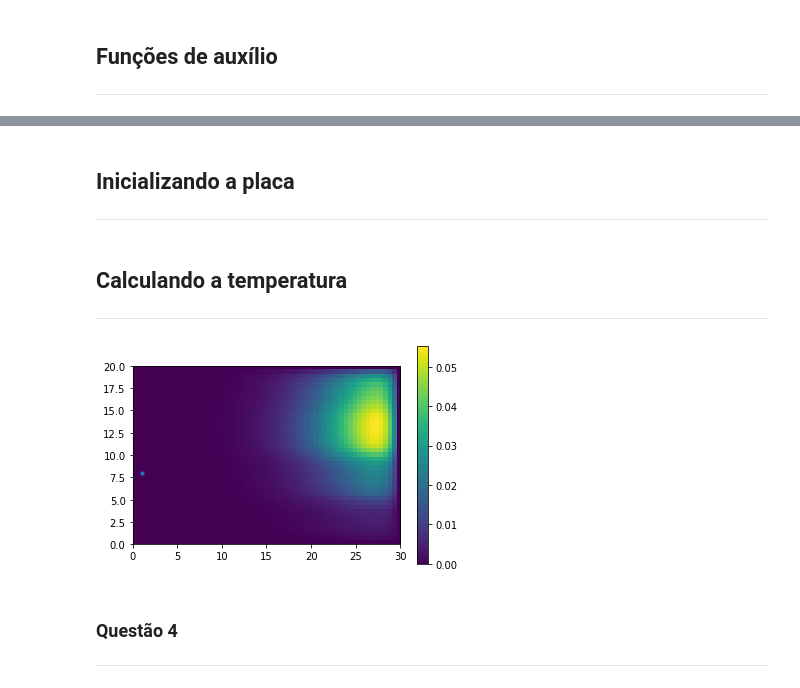
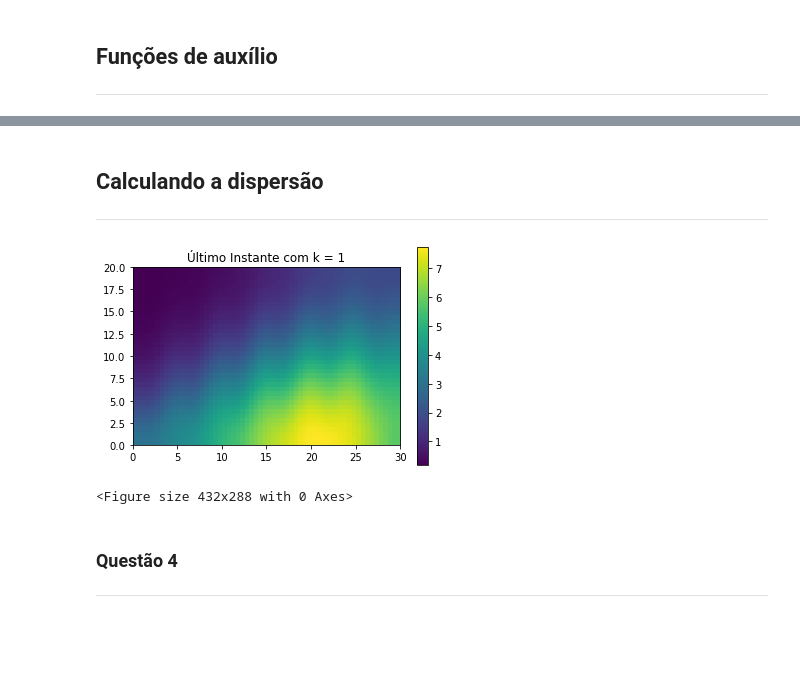
Before and after one commit to fernandocfbf/mecsol-APS2, a Jupyter notebook: APS2.ipynb, the cells around one changed output, grey strips where cells are left out. Cells and saved outputs as stored; diff of their text form; code cells hidden in the pictures; blank space fills up the shorter version.

Commit message:
Aps2 delta

```diff
--- a/APS2.ipynb
+++ b/APS2.ipynb
@@ -37,3 +40,6 @@ tempo = T*10       #s
 delta_t = 0.05     #s
 delta_x = 0.5      #m
 delta_y = delta_x  #m
+time = np.arange(0, tempo + delta_t, delta_t) #dimensão do tempo
+pontos_x = int(lx/delta_x)
+pontos_y = int(ly/delta_y)
@@ -68,20 +51,3 @@ Dimensão z: 601
 # %% [markdown]
 ## Funções de auxílio
 ---
-# %%
-T = 3
-tempo_total = 10*T
-time = np.arange(0, tempo_total+delta_t, delta_t)
-time_despejo = 2
-
-alpha = 1
-q_ponto = 100
-lx = 30
-ly = 20
-n = 2
-a = int(n/1.4)
-b = int(60/(n+5))
-
-pontos_x = int(lx/delta_x)
-pontos_y = int(ly/delta_y)
-print(a,b)
@@ -90,5 +54,5 @@ print(a,b)
 # %%
-def equacao_concentracao(y, x, l_c_mais_1, l_c_menos_1, l_mais_1_c, l_menos_1_c, l_c, t):
+def equacao_concentracao(y, x, l_c_mais_1, l_c_menos_1, l_mais_1_c, l_menos_1_c, l_c, t, k):
 
     #calcula o primeiro termo
     primeiro_termo = -alpha*(l_c_mais_1 - l_c_menos_1)/(2*delta_x)
@@ -103,7 +67,7 @@ def equacao_concentracao(y, x, l_c_mais_1, l_c_menos_1, l_mais_1_c, l_menos_1_c,
     quarto_termo = k*(l_mais_1_c - 2*l_c + l_menos_1_c)/(delta_y**2)
 
     # Para a posição (a,b) para tempos menores de 3 segundos tem derramamento Q. !=0
-    if t<= T:
+    if t <= T:
         if(y == (pontos_y/ly)*b and x == (pontos_x/lx)*a):
             quinto_termo = Q/(delta_x*delta_y)
 
@@ -185,3 +116,3 @@ def calculo (rio):
 # %% [markdown]
-## Inicializando a placa
+## Calculando a dispersão
 ---
@@ -191,5 +119,5 @@ rio = np.zeros((dimensao_y, dimensao_x, dimensao_z))
 # %%
-rio;
+rio = calcula_dispersao(k)
+# %% [output]
+[figure, added]
+<Figure size 432x288 with 0 Axes>
-# %% [markdown]
-## Calculando a temperatura
----
@@ -198,12 +124,3 @@ calculo(rio);
-# %%
-# Adicionar os seguintes parâmetros para limitar a escala do gráfico -> vmin=0, vmax=1
-plt.imshow(rio[:,:,dimensao_z-1], extent=(0,lx,0,ly))
-plt.colorbar()
-plt.scatter(1, 8, s=10)
-plt.gca()
-plt.show()
-# %% [output]
-[figure, removed]
 # %% [markdown]
 ### Questão 4
 ---
```
Also changed, not shown: parts of 22 cells of this notebook.
